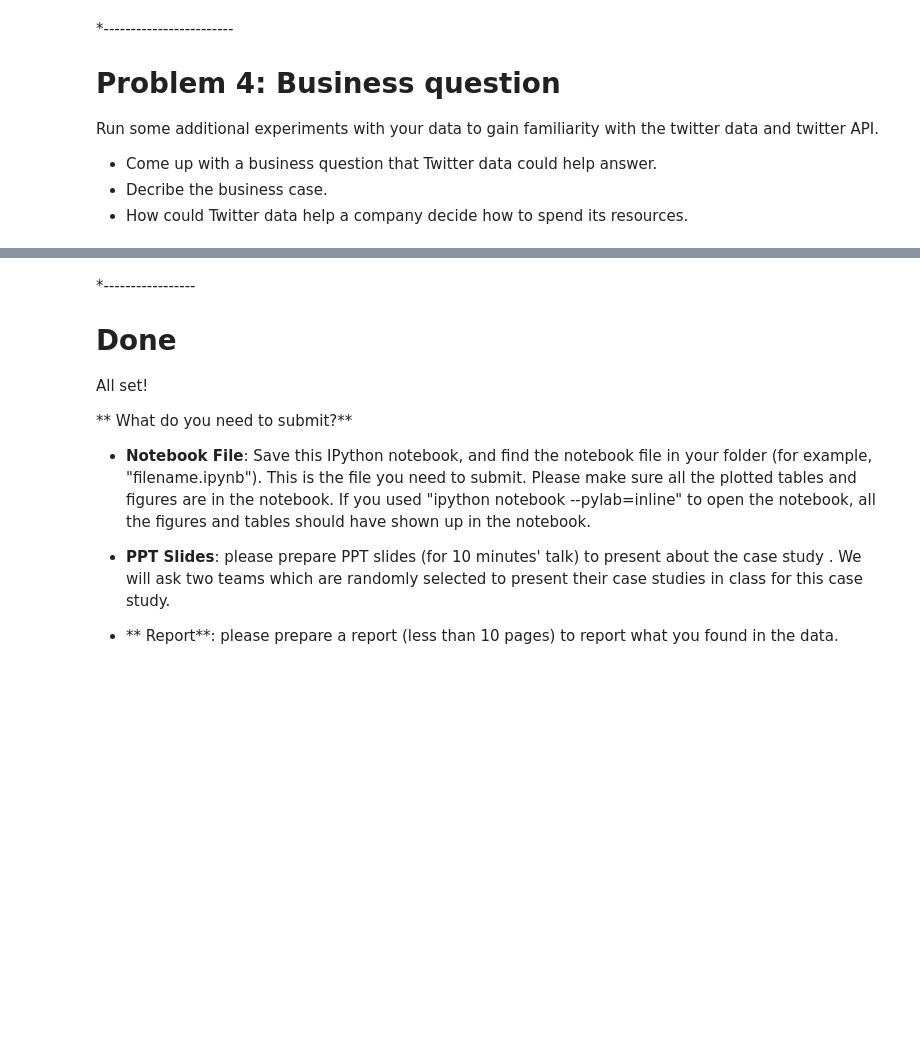
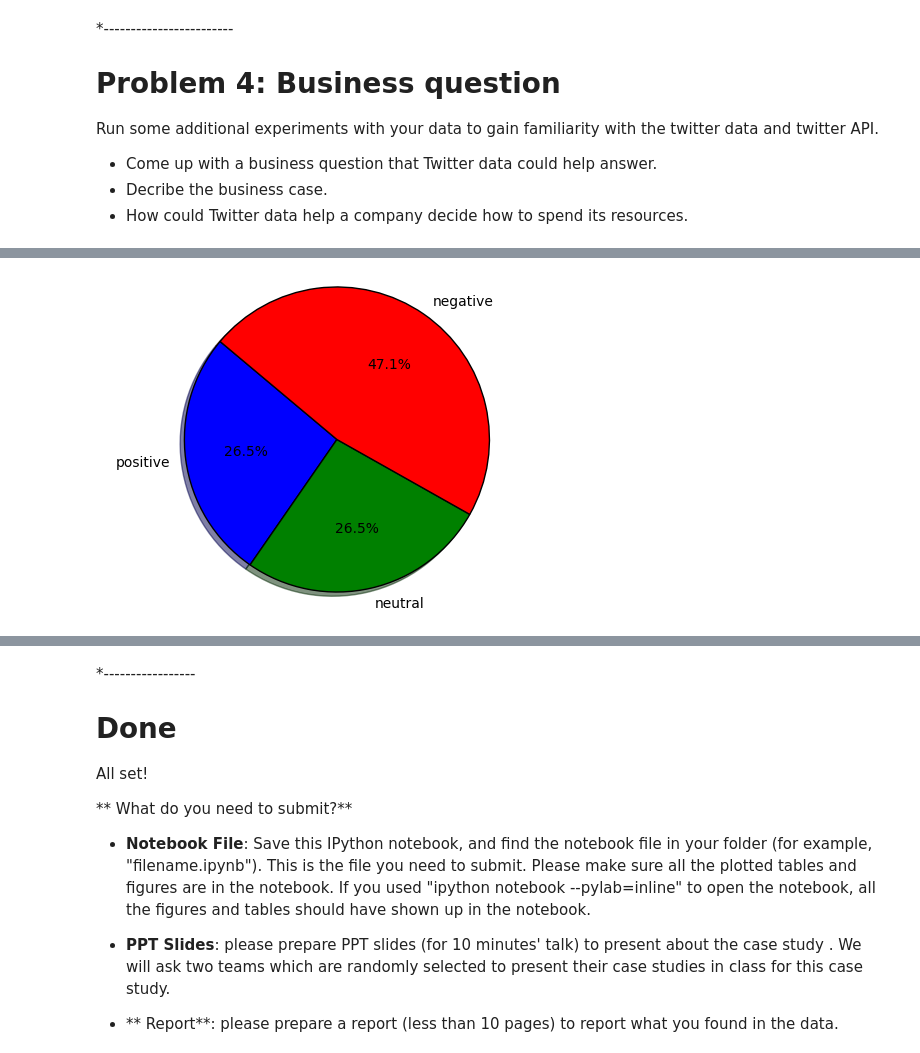
Before and after one commit to DS501-17F-Team14/Case-Study-1, a Jupyter notebook: CaseStudy1.ipynb, the cells around one changed output, grey strips where cells are left out. Drawn from its saved outputs; the diff is of its cells as text; code cells hidden in the pictures; blank space fills up the shorter version.

```diff
--- a/CaseStudy1.ipynb
+++ b/CaseStudy1.ipynb
@@ -395,0 +432,89 @@ Run some additional experiments with your data to gain familiarity with the twit
+# %%
+#analysis attitude of all tweets by using the aboved two libraries
+import matplotlib.pyplot as plt
+import nltk
+#from TwitterPlot import generic_pie_plot
+%pylab inline
+nltk.download('punkt')
+def load_data(filename):
+    f = open(filename,'r', encoding='utf-8').read()
+    content_json = json.loads(f)
+    return content_json
+
+def estimate_features(data, negative_words, positive_words):
+    data_strings = []
+    for tweet in data:
+        if "lang" in tweet.keys()  and "text" in tweet.keys() and len(tweet["text"])!=0:
+            data_strings.append(tweet["text"])
+    scores_map = {}
+    for sentence in data_strings:
+        score = 0
+        words_list = word_tokenize(sentence)
+        for word in words_list:
+            if word in negative_words:
+                score -= 1
+            if word in positive_words:
+                score += 1
+        scores_map[score] = scores_map.get(score, 0) + 1
+    sorted_scores = sorted(scores_map.items(), key=lambda t: t[0], reverse=True)
+    return sorted_scores
+
+
+def positive_negative_map(score_map):
+    p_n_map = {"positive":0, "negative":0, "neutral":0}
+    for pair in score_map:
+        if pair[0]>0:
+            p_n_map["positive"] += pair[1]
+        elif pair[0] == 0:
+            p_n_map["neutral"] += pair[1]
+
+            p_n_map["negative"] += pair[1]
+    return p_n_map
+
+negative_words = load_data("negative_words_cleaned.json")
+positive_words = load_data("positive_words_cleaned.json")
+data_strings = load_data("Mumbai.json")
+
+labels = 'positive', 'neutral', 'negative'
+score_map = estimate_features(data_strings, negative_words, positive_words)
+p_n_map = positive_negative_map(score_map)
+res=[]
+#print(p_n_map)
+for i in p_n_map.items():
+    #print(i)
+    res.append(i[1])
+print("Mumbai")
+plt.pie(res, labels = labels, autopct='%1.1f%%', shadow=True, startangle=140)
+plt.axis('equal')
+plt.show()
+
+data_strings = load_data("London.json")
+
+labels = 'positive', 'neutral', 'negative'
+score_map = estimate_features(data_strings, negative_words, positive_words)
+p_n_map = positive_negative_map(score_map)
+res=[]
+#print(p_n_map)
+for i in p_n_map.items():
+    #print(i)
+    res.append(i[1])
+print("London")
+plt.pie(res, labels = labels, autopct='%1.1f%%', shadow=True, startangle=140)
+plt.axis('equal')
+plt.show()
+
+data_strings = load_data("New York.json")
+
+labels = 'positive', 'neutral', 'negative'
+score_map = estimate_features(data_strings, negative_words, positive_words)
+p_n_map = positive_negative_map(score_map)
+res=[]
+#print(p_n_map)
+for i in p_n_map.items():
+    #print(i)
+    res.append(i[1])
+print("New York")
+plt.pie(res, labels = labels, autopct='%1.1f%%', shadow=True, startangle=140)
+plt.axis('equal')
+plt.show()
+# %% [output]
@@ -395,0 +526 @@ Run some additional experiments with your data to gain familiarity with the twit
+[figure, added]
```
Also changed, not shown: parts of 9 cells of this notebook.
